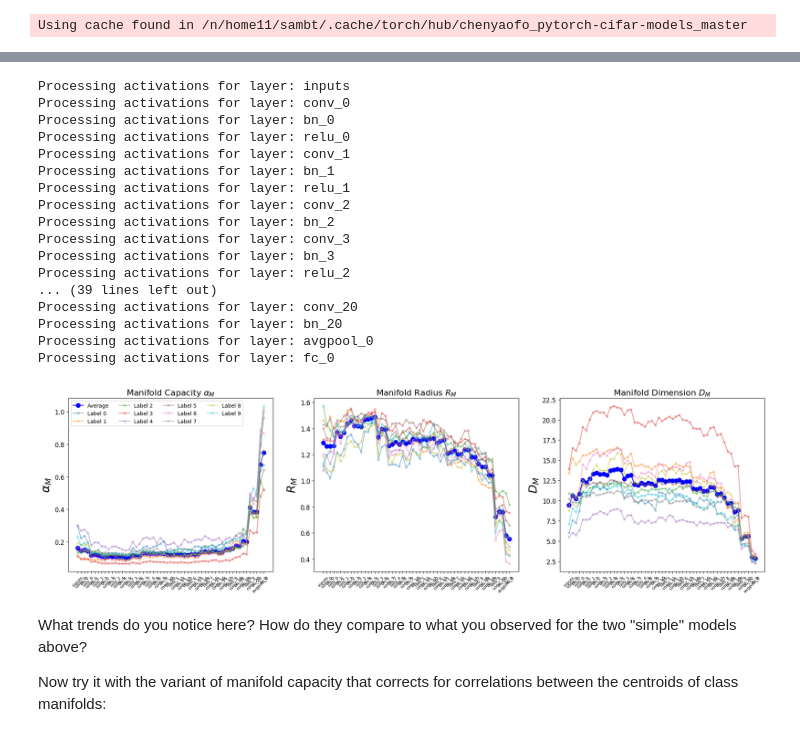
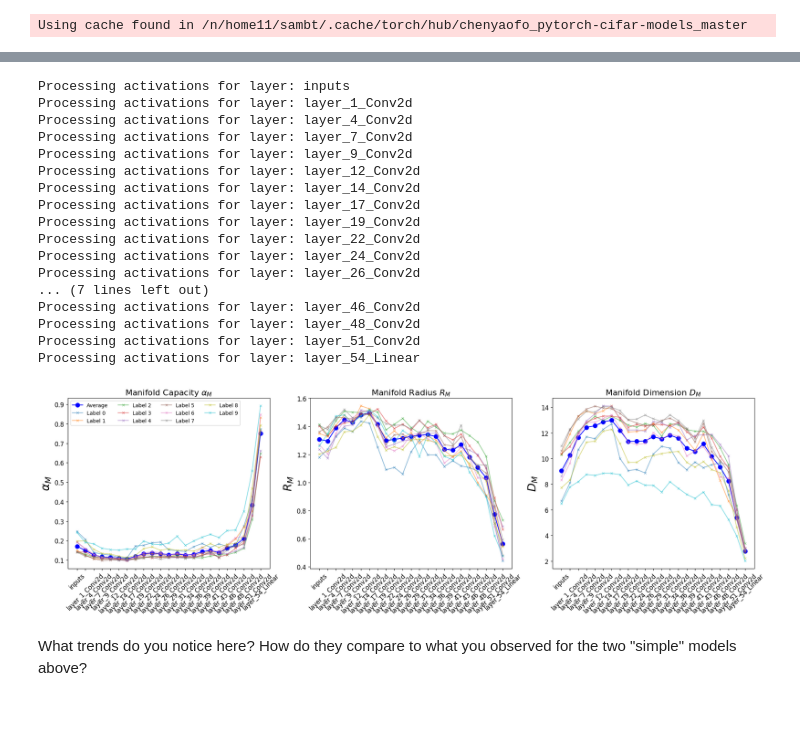
Before and after one commit to SamBT/manifold-capacity-tutorial-iaifi25, a Jupyter notebook: Tutorial_2_neuralNets.ipynb, the cells around one changed output, grey strips where cells are left out. Saved outputs shown, nothing was run; the diff lists cells and outputs as text; code cells hidden in the pictures.

```diff
--- a/Tutorial_2_neuralNets.ipynb
+++ b/Tutorial_2_neuralNets.ipynb
@@ -971,4 +601,4 @@ Using cache found in /n/home11/sambt/.cache/torch/hub/chenyaofo_pytorch-cifar-mo
 test_loader = torch.utils.data.DataLoader(dataset, batch_size=200, shuffle=True)
 test_images, test_labels = next(iter(test_loader))
 imagenette_labels = sorted(list(set(test_labels.numpy())))
-activations_resnet, layer_names = extract_resnet18_activations(model, test_images, test_labels)
+activations_resnet, layer_names = extractor(model, test_images, test_labels, layer_types=['Linear','Conv2d'])
@@ -993,64 +605,26 @@ Projecting layer bn_13 from 8192 to 5000 dimensions
 # %%
-alphas, radii, dims, mean_alphas, mean_radii, mean_dims = capacity_analysis(activations_resnet, layer_names)
+alphas, radii, dims, mean_alphas, mean_radii, mean_dims, labels = capacity_analysis(activations_resnet)
 # %% [output]
 Processing activations for layer: inputs
-Processing activations for layer: conv_0
-Processing activations for layer: bn_0
-Processing activations for layer: relu_0
-Processing activations for layer: conv_1
-Processing activations for layer: bn_1
-Processing activations for layer: relu_1
-Processing activations for layer: conv_2
-Processing activations for layer: bn_2
-Processing activations for layer: conv_3
-Processing activations for layer: bn_3
-Processing activations for layer: relu_2
-... (39 lines left out)
-Processing activations for layer: conv_20
-Processing activations for layer: bn_20
-Processing activations for layer: avgpool_0
-Processing activations for layer: fc_0
+Processing activations for layer: layer_1_Conv2d
+Processing activations for layer: layer_4_Conv2d
+Processing activations for layer: layer_7_Conv2d
+Processing activations for layer: layer_9_Conv2d
+Processing activations for layer: layer_12_Conv2d
+Processing activations for layer: layer_14_Conv2d
+Processing activations for layer: layer_17_Conv2d
+Processing activations for layer: layer_19_Conv2d
+Processing activations for layer: layer_22_Conv2d
+Processing activations for layer: layer_24_Conv2d
+Processing activations for layer: layer_26_Conv2d
+... (7 lines left out)
+Processing activations for layer: layer_46_Conv2d
+Processing activations for layer: layer_48_Conv2d
+Processing activations for layer: layer_51_Conv2d
+Processing activations for layer: layer_54_Linear
 # %%
-# Create a figure with 3 subplots side by side
-fig, axes = plt.subplots(1, 3, figsize=(24, 6))
-
-# X-axis labels for all plots
-x_labels = ['inputs'] + layer_names
-x_values = np.arange(len(x_labels))
-
-# Plot alpha values (a)
-plt.sca(axes[0])
-plt.plot(x_values, mean_alphas, 'o-', color='blue', markersize=8,label='Average')
-for l in imagenette_labels:
-    plt.plot(x_values, alphas[l], 'x-', markersize=4, alpha=0.5, label=f'Label {l}')
-plt.legend(loc='upper left', fontsize=10,ncol=4)
-plt.xticks(x_values, labels=x_labels, rotation=45, fontsize=8)
-plt.title(r"Manifold Capacity $\alpha_M$",fontsize=16)
-plt.ylabel(r"$\alpha_M$", fontsize=22)
-plt.yticks(fontsize=12)
-
-# Plot R values (a)
-plt.sca(axes[1])
-plt.plot(x_values, mean_radii, 'o-', color='blue', markersize=8)
-for l in imagenette_labels:
-    plt.plot(x_values, radii[l], 'x-', markersize=4, alpha=0.5)
-plt.xticks(x_values, labels=x_labels, rotation=45, fontsize=8)
-plt.title(r"Manifold Radius $R_M$",fontsize=16)
-plt.ylabel(r"$R_M$", fontsize=22)
-plt.yticks(fontsize=12)
-
-# Plot D values (a)
-plt.sca(axes[2])
-plt.plot(x_values, mean_dims, 'o-', color='blue', markersize=8)
-for l in imagenette_labels:
-    plt.plot(x_values, dims[l], 'x-', markersize=4, alpha=0.5)
-plt.xticks(x_values, labels=x_labels, rotation=45, fontsize=8)
-plt.title(r"Manifold Dimension $D_M$",fontsize=16)
-plt.ylabel(r"$D_M$", fontsize=22)
-_=plt.yticks(fontsize=12)
+network_capacity_summary(alphas,radii,dims,mean_alphas,mean_radii,mean_dims,layer_names,labels)
 # %% [output]
-[figure, old version]
+[figure, new version]
 # %% [markdown]
 What trends do you notice here? How do they compare to what you observed for the two "simple" models above?
-
-Now try it with the variant of manifold capacity that corrects for correlations between the centroids of class manifolds:
```
Also changed, not shown: parts of 42 cells of this notebook, 9 other files.
